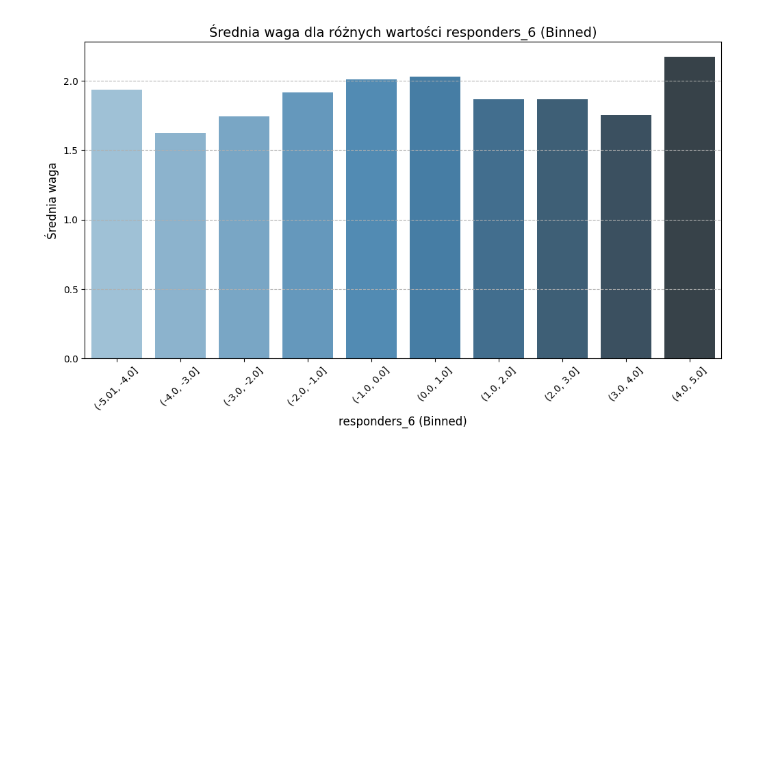
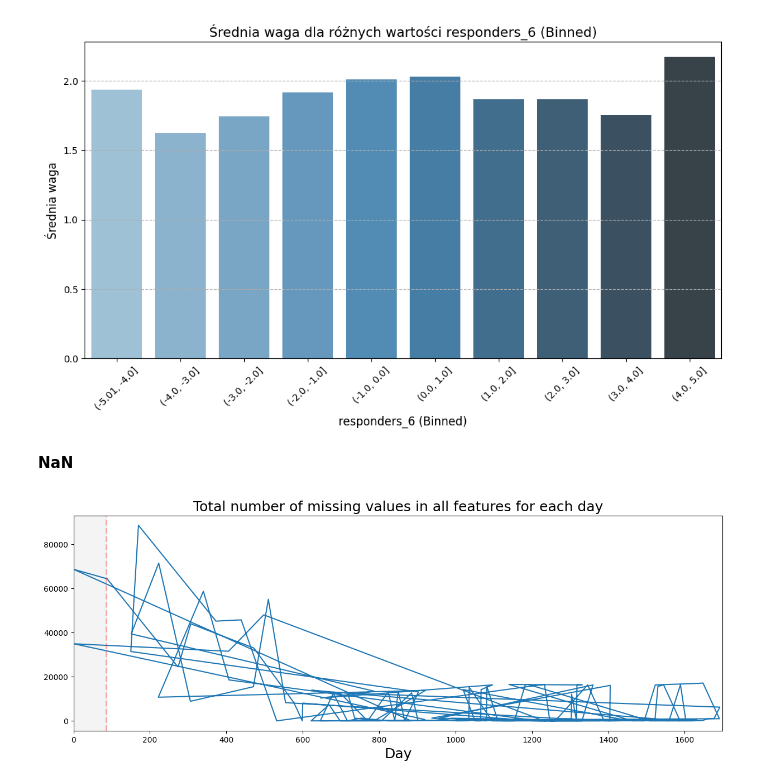
Before and after one commit to Pheoxis/Jane_Street, a Jupyter notebook: EDA.ipynb, the cells around one changed output. Cells and saved outputs as stored; diff of their text form; code cells hidden in the pictures; blank space fills up the shorter version.

```diff
--- a/EDA.ipynb
+++ b/EDA.ipynb
@@ -373,3 +453,20 @@ Passing `palette` without assigning `hue` is deprecated and will be removed in v
 
   sns.barplot(data=binned_data, x='responder_6_bin', y='weight', palette="Blues_d")
 [figure]
+# %% [markdown]
+**NaN**
+# %%
+missing_features = sampled_df.iloc[:, 7:137].isnull().sum(axis=1).groupby(sampled_df['date_id']).sum().compute().to_frame()
+
+# Now plot
+fig, ax = plt.subplots(figsize=(15, 5))
+plt.plot(missing_features)
+ax.set_xlabel("Day", fontsize=18)
+ax.set_title("Total number of missing values in all features for each day", fontsize=18)
+ax.axvline(x=85, linestyle='--', alpha=0.3, c='red', lw=2)
+ax.axvspan(0, 85, color=sns.xkcd_rgb['grey'], alpha=0.1)
+ax.set_xlim(xmin=0)
+ax.set_xlim(xmax=1699)
+plt.show()
+# %% [output]
+[figure, added]
```
Also changed, not shown: parts of 8 cells of this notebook.
